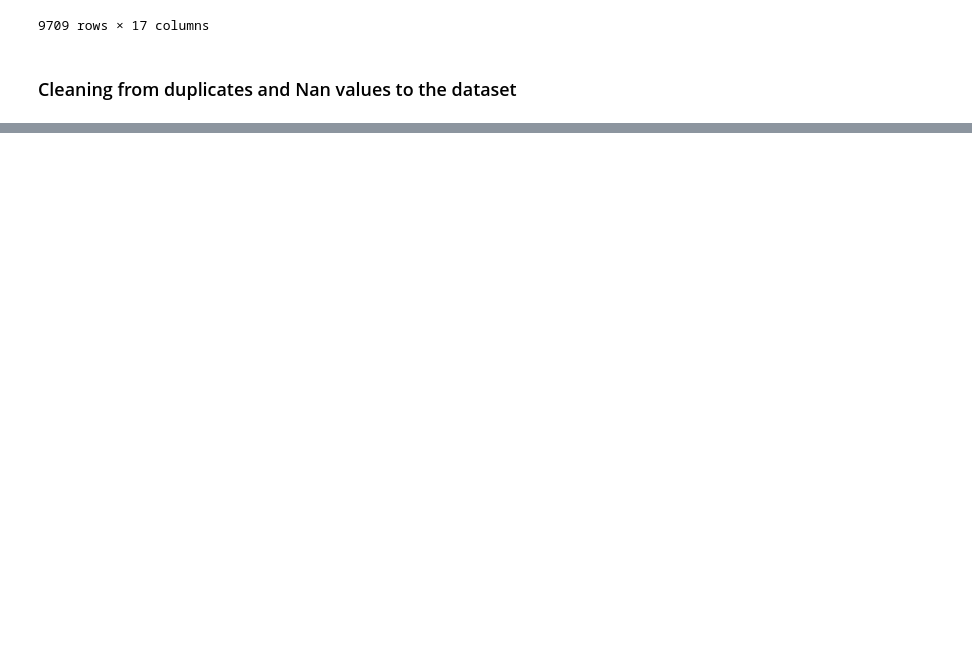
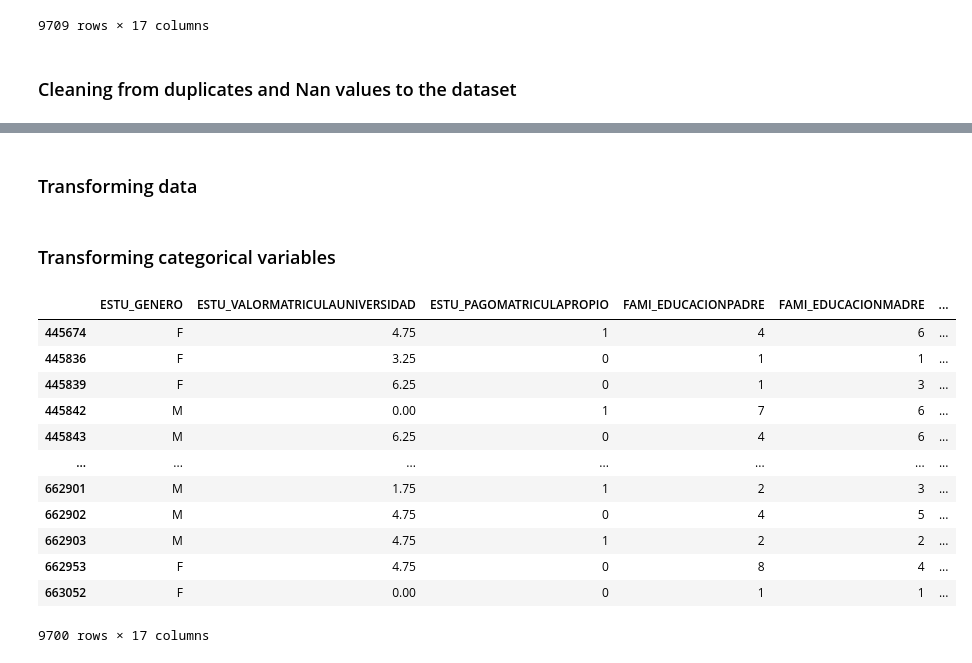
Before and after one commit to jnicolasdz/Socioeconomis-impact-over-score, a Jupyter notebook: notebook.ipynb, the cells around one changed output, grey strips where cells are left out. Cells and saved outputs as stored; diff of their text form; code cells hidden in the pictures; blank space fills up the shorter version.

Commit message:
uploading first version of the variables transformation

```diff
--- a/notebook.ipynb
+++ b/notebook.ipynb
@@ -109,5 +109,4 @@ data
 ### Cleaning from duplicates and Nan values to the dataset
 # %%
 data = data.drop_duplicates()
-dats = data.dropna(how='any')
-data
+data = data.dropna(how='any')
@@ -127,0 +113,51 @@ data
+# %% [markdown]
+### Transforming data
+# %%
+
+boolean_variables = ['ESTU_PAGOMATRICULAPROPIO', 'FAMI_TIENEINTERNET', 'FAMI_TIENECOMPUTADOR', 'FAMI_TIENELAVADORA', 'FAMI_TIENEHORNOMICROOGAS',
+                      'FAMI_TIENESERVICIOTV', 'FAMI_TIENEAUTOMOVIL', 'FAMI_TIENEMOTOCICLETA', 'FAMI_TIENECONSOLAVIDEOJUEGOS']
+
+for variable in boolean_variables:
+
+  data[variable] = data[variable].replace({'Si': 1, 'No': 0})
+# %% [markdown]
+### Transforming categorical variables
+# %%
+
+
+data['ESTU_VALORMATRICULAUNIVERSIDAD'] = data['ESTU_VALORMATRICULAUNIVERSIDAD'].replace({'Entre 4 millones y menos de 5.5 millones': 4.75, 'Entre 2.5 millones y menos de 4 millones': 3.25,
+                                                                                          'Entre 5.5 millones y menos de 7 millones': 6.25, 'No pagó matrícula': 0,
+                                                                                          'Entre 1 millón y menos de 2.5 millones': 1.75, 'Menos de 500 mil': 0.5,
+                                                                                          'Más de 7 millones' : 7, 'Entre 500 mil y menos de 1 millón' : 0.75 })
+
+data['FAMI_EDUCACIONPADRE'] = data['FAMI_EDUCACIONPADRE'].replace({'Secundaria (Bachillerato) completa' : 4, 'Primaria incompleta' : 1, 'Educación profesional completa' : 8,
+                                                                  'Secundaria (Bachillerato) incompleta' : 3, 'Técnica o tecnológica completa' : 6, 'Primaria completa' : 2, 'Postgrado' : 9,
+                                                                  'Educación profesional incompleta' : 7, 'Técnica o tecnológica incompleta' : 5, 'No sabe' : 0, 'Ninguno' : 0, 'No Aplica' : 0})
+
+data['FAMI_EDUCACIONMADRE'] = data['FAMI_EDUCACIONMADRE'].replace({'Secundaria (Bachillerato) completa' : 4, 'Primaria incompleta' : 1, 'Educación profesional completa' : 8,
+                                                                  'Secundaria (Bachillerato) incompleta' : 3, 'Técnica o tecnológica completa' : 6, 'Primaria completa' : 2, 'Postgrado' : 9,
+                                                                  'Educación profesional incompleta' : 7, 'Técnica o tecnológica incompleta' : 5, 'No sabe' : 0, 'Ninguno' : 0, 'No Aplica' : 0})
+
+data['FAMI_ESTRATOVIVIENDA'] = data['FAMI_ESTRATOVIVIENDA'].replace({'Estrato 3' : 3, 'Estrato 2' : 2, 'Estrato 4' : 4, 'Estrato 1' : 1, 'Estrato 5' : 5,
+                                                                      'Sin Estrato' : 0, 'Estrato 6' : 6})
+
+data['FAMI_CUANTOSCOMPARTEBAÑO'] = data['FAMI_CUANTOSCOMPARTEBAÑO'].replace({'NINGUNA' : 0, '5 o 6' : 5.5, '3 o 4' : 3.5, '1' : 1, 'MAS DE 6' : 6, '2' : 2})
+
+data['ESTU_HORASSEMANATRABAJA'] = data['ESTU_HORASSEMANATRABAJA'].replace({'Más de 30 horas' : 30, 'Entre 11 y 20 horas' : 15.5, 'Entre 21 y 30 horas' : 25.5,
+
+                                                                            'Menos de 10 horas' : 10, '0' : 0})
+data
+# %% [output]
+|  | ESTU_GENERO | ESTU_VALORMATRICULAUNIVERSIDAD | ESTU_PAGOMATRICULAPROPIO | FAMI_EDUCACIONPADRE | FAMI_EDUCACIONMADRE | ... |
+| 445674 | F | 4.75 | 1 | 4 | 6 | ... |
+| 445836 | F | 3.25 | 0 | 1 | 1 | ... |
+| 445839 | F | 6.25 | 0 | 1 | 3 | ... |
+| 445842 | M | 0.00 | 1 | 7 | 6 | ... |
+| 445843 | M | 6.25 | 0 | 4 | 6 | ... |
+| ... | ... | ... | ... | ... | ... | ... |
+| 662901 | M | 1.75 | 1 | 2 | 3 | ... |
+| 662902 | M | 4.75 | 0 | 4 | 5 | ... |
+| 662903 | M | 4.75 | 1 | 2 | 2 | ... |
+| 662953 | F | 4.75 | 0 | 8 | 4 | ... |
+| 663052 | F | 0.00 | 0 | 1 | 1 | ... |
+9700 rows × 17 columns
```
Also changed, not shown: parts of 2 cells of this notebook.
